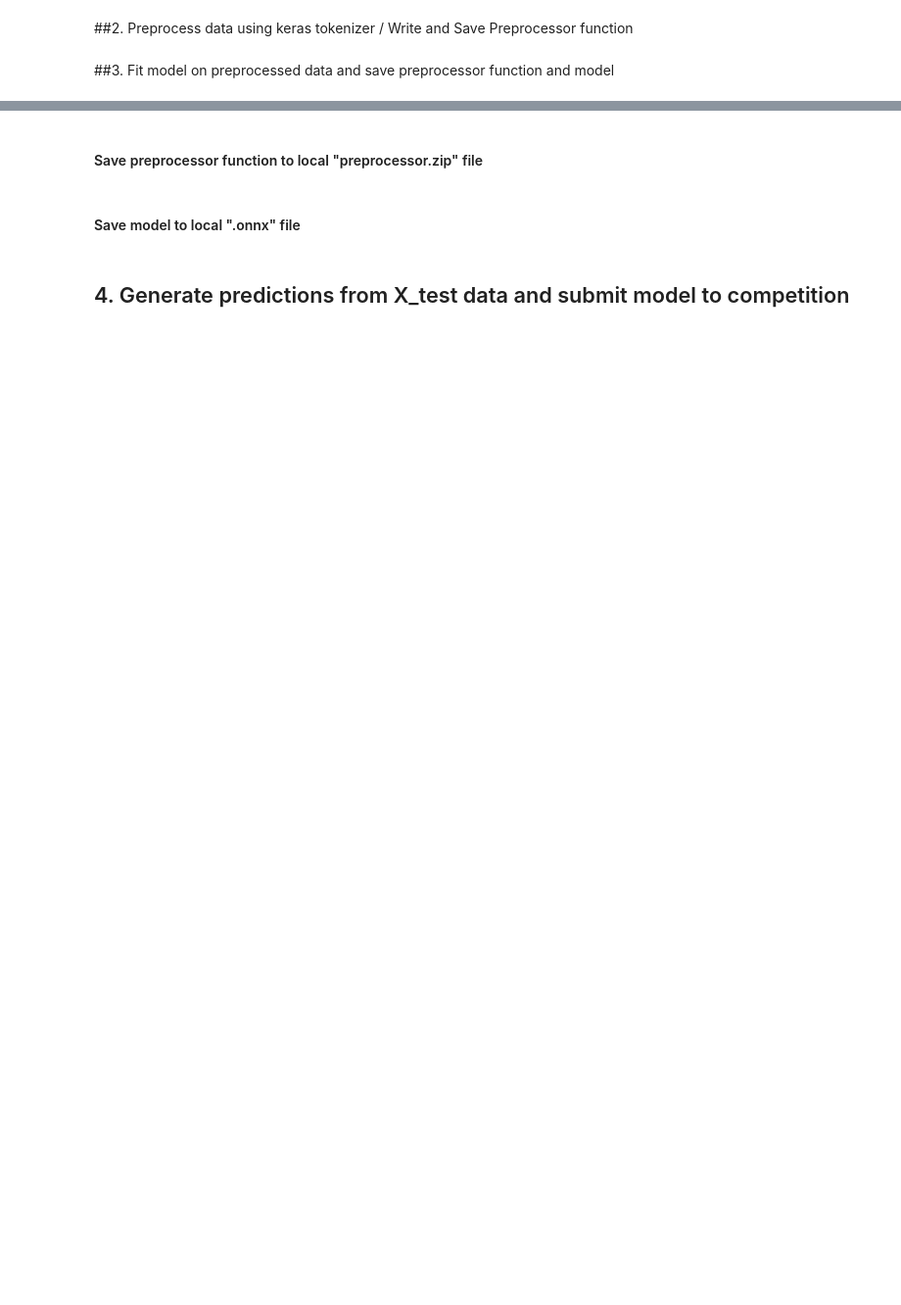
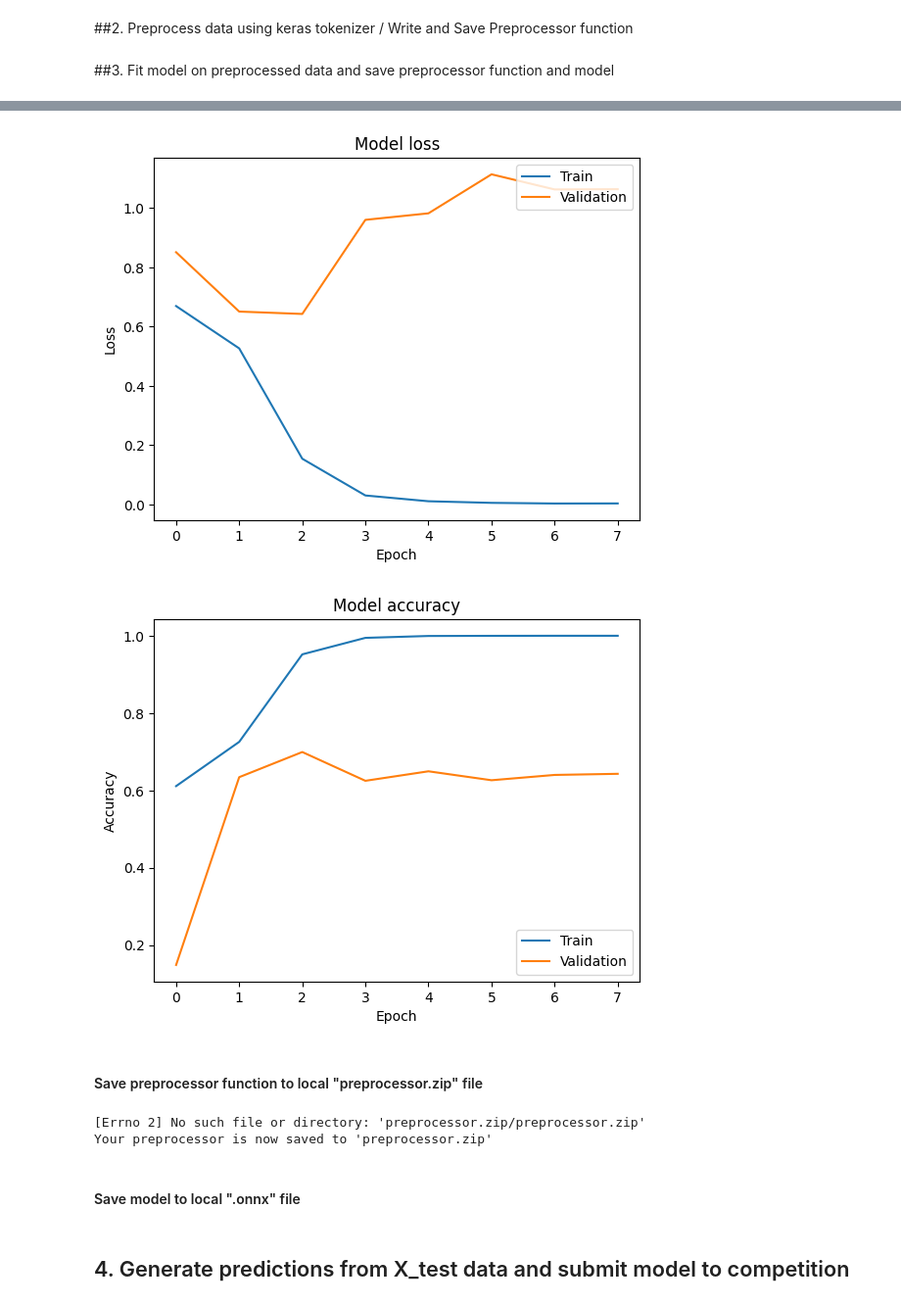
Before and after one commit to katemcg/assignment3, a Jupyter notebook: assignment3_Part2_3_hs3458_kem2231.ipynb, the cells around one changed output, grey strips where cells are left out. Shown: that part at 98% size. Drawn from its saved outputs; the diff is of its cells as text; code cells hidden in the pictures; blank space fills up the shorter version.

Commit message:
updating code to run, started model3

```diff
--- a/assignment3_Part2_3_hs3458_kem2231.ipynb
+++ b/assignment3_Part2_3_hs3458_kem2231.ipynb
@@ -43,15 +85,19 @@ import pandas as pd
 import warnings
 warnings.simplefilter(action='ignore', category=Warning)
 
-
 X_train=pd.read_csv("sst2_competition_data/X_train.csv")
 X_test=pd.read_csv("sst2_competition_data/X_test.csv")
 y_train_labels=pd.read_csv("sst2_competition_data/y_train_labels.csv")
 
 # Convert to series if your following preprocessor needs it
+def to_series(df):
+  ## Complete this function to convert to series if there is only one column, else keep as dataframe. [1 Pts]
+  if len(df.columns) == 1:
+    return(df.squeeze())
 
+X_train = to_series(X_train)
 
 # One hot encode encode Y data here
-
+y_train = pd.get_dummies(y_train_labels)
 
 X_train.head()
@@ -91,8 +206,36 @@ from tensorflow.keras.models import Sequential
+# %%
+# Plot history [1 Pts]
+
+import matplotlib.pyplot as plt
+
+# Plot training & validation loss values
+plt.plot(history.history['loss'])
+plt.plot(history.history['val_loss'])
+plt.title('Model loss')
+plt.xlabel('Epoch')
+plt.ylabel('Loss')
+plt.legend(['Train', 'Validation'], loc='upper right')
+plt.show()
+
+# Plot training & validation accuracy values
+plt.plot(history.history['accuracy'])
+plt.plot(history.history['val_accuracy'])
+plt.title('Model accuracy')
+plt.xlabel('Epoch')
+plt.ylabel('Accuracy')
+plt.legend(['Train', 'Validation'], loc='lower right')
+plt.show()
+# %% [output]
+[figure, added]
+[figure, added]
 # %% [markdown]
 #### Save preprocessor function to local "preprocessor.zip" file
 # %%
 import aimodelshare as ai
-ai.export_preprocessor(preprocessor,"")
+ai.export_preprocessor(preprocessor,"preprocessor.zip")
+# %% [output]
+[Errno 2] No such file or directory: 'preprocessor.zip/preprocessor.zip'
+Your preprocessor is now saved to 'preprocessor.zip'
 # %% [markdown]
 #### Save model to local ".onnx" file
 # %%
```
Also changed, not shown: parts of 35 cells of this notebook.
